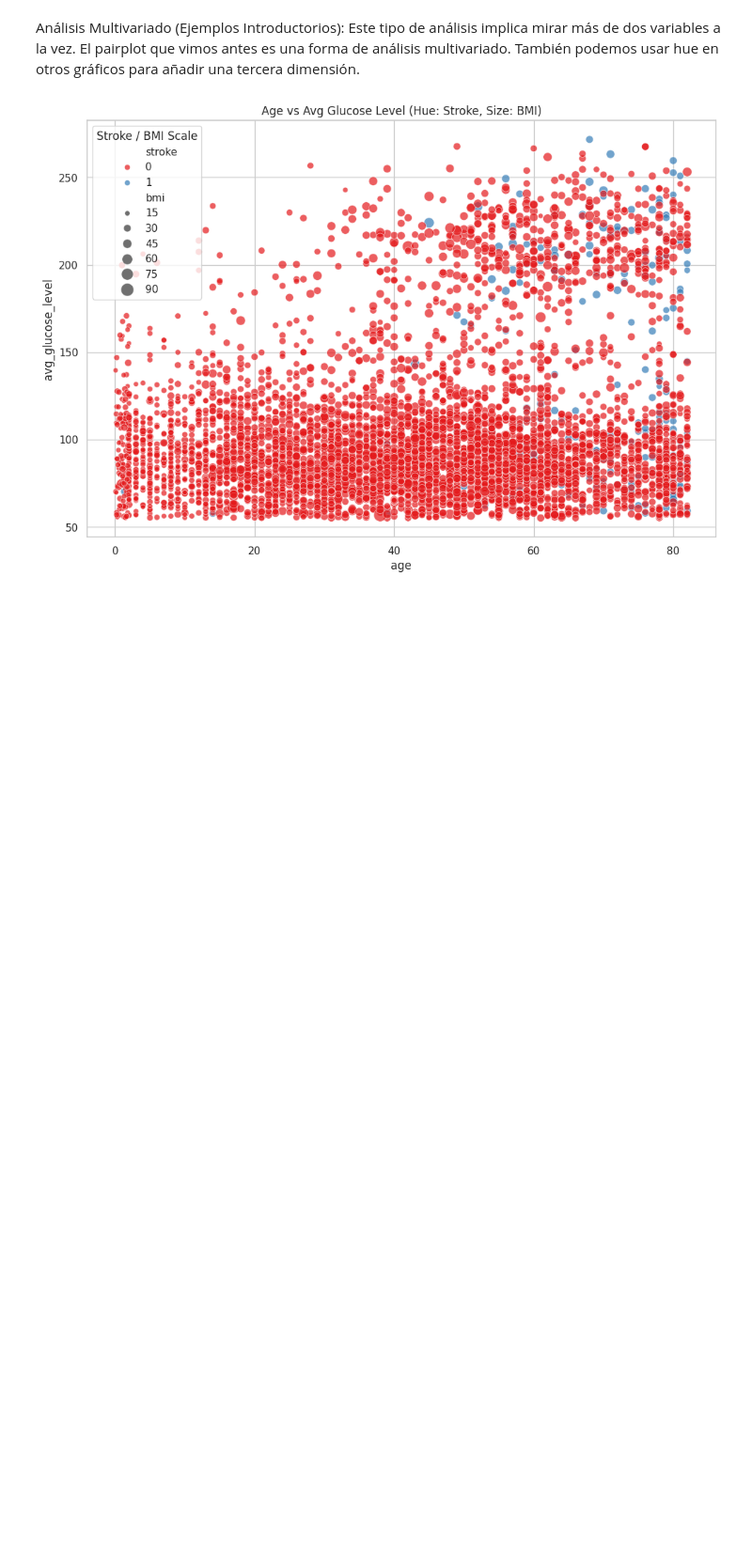
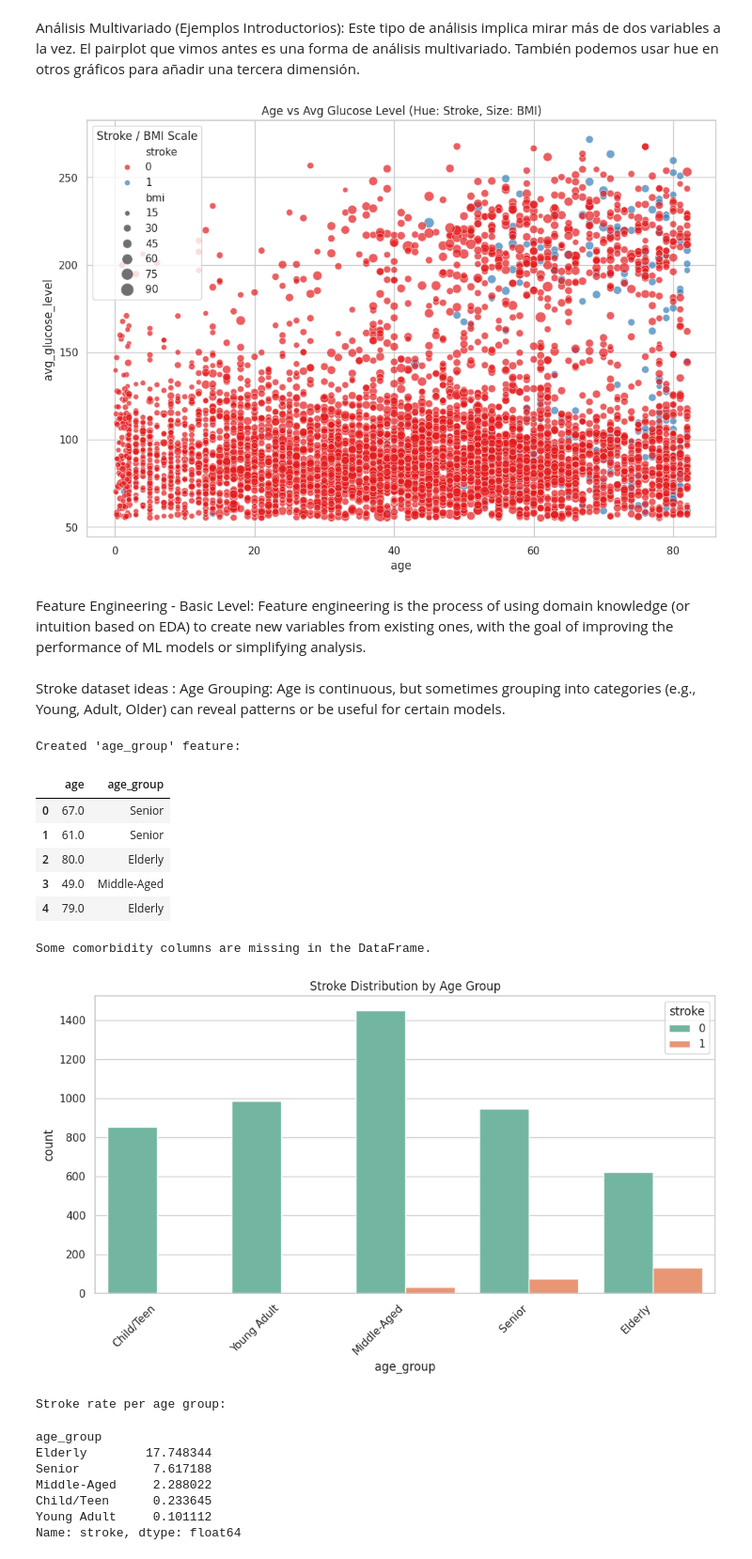
Before and after one commit to jeloerc/healthcare-dataset-stroke-data, a Jupyter notebook: notebooks/Stroke_Prediction_analisis.ipynb, the cells around one changed output. Shown at 94% size. Saved outputs shown, nothing was run; the diff lists cells and outputs as text; code cells hidden in the pictures; blank space fills up the shorter version.

Commit message:
Dia 8: Completed EDA for Stroke dataset with feature engineering and summary of findings. Project 1 finished.

```diff
--- a/notebooks/Stroke_Prediction_analisis.ipynb
+++ b/notebooks/Stroke_Prediction_analisis.ipynb
@@ -555,3 +555,70 @@ if df is not None and 'age' in df.columns and 'avg_glucose_level' in df.columns
     plt.show()
 # %% [output]
 [figure]
+# %% [markdown]
+Feature Engineering - Basic Level:
+Feature engineering is the process of using domain knowledge (or intuition based on EDA) to create new variables from existing ones, with the goal of improving the performance of ML models or simplifying analysis.
+# %% [markdown]
+Stroke dataset ideas :
+Age Grouping: Age is continuous, but sometimes grouping into categories (e.g., Young, Adult, Older) can reveal patterns or be useful for certain models.
+# %%
+# Make sure the DataFrame `df` is defined
+if df is not None and 'age' in df.columns:
+    # ---------------------------
+    # Group ages into categories
+    # ---------------------------
+    age_bins = [0, 18, 35, 55, 70, df['age'].max() + 1]  # Max()+1 to include the max age
+    age_labels = ['Child/Teen', 'Young Adult', 'Middle-Aged', 'Senior', 'Elderly']
+    df['age_group'] = pd.cut(df['age'], bins=age_bins, labels=age_labels, right=False)
+
+    print("\nCreated 'age_group' feature:")
+    display(df[['age', 'age_group']].head())
+
+    # --------------------------------------
+    # Create multiple comorbidities variable
+    # --------------------------------------
+    comorbid_conditions = ['hypertension', 'heart_disease', 'diabetes']
+
+    # Check if all required columns exist
+    if all(col in df.columns for col in comorbid_conditions):
+        df['comorbidity_count'] = df[comorbid_conditions].sum(axis=1)
+        df['multiple_comorbidities'] = (df['comorbidity_count'] >= 2).astype(int)
+
+        print("\nCreated 'multiple_comorbidities' feature:")
+        display(df[comorbid_conditions + ['comorbidity_count', 'multiple_comorbidities']].head())
+    else:
+        print("Some comorbidity columns are missing in the DataFrame.")
+
+    # --------------------------------------
+    # Visualization: Stroke by age group
+    # --------------------------------------
+    plt.figure(figsize=(10, 6))
+    sns.countplot(x='age_group', hue='stroke', data=df, palette='Set2', order=age_labels)
+    plt.title('Stroke Distribution by Age Group')
+    plt.xticks(rotation=45, ha='right')
+    plt.tight_layout()
+    plt.show()
+
+    # --------------------------------------
+    # Stroke rate per age group (fixed warning)
+    # --------------------------------------
+    print("\nStroke rate per age group:")
+    display(df.groupby('age_group', observed=True)['stroke'].mean().sort_values(ascending=False) * 100)
+# %% [output]
+Created 'age_group' feature:
+|  | age | age_group |
+| 0 | 67.0 | Senior |
+| 1 | 61.0 | Senior |
+| 2 | 80.0 | Elderly |
+| 3 | 49.0 | Middle-Aged |
+| 4 | 79.0 | Elderly |
+Some comorbidity columns are missing in the DataFrame.
+[figure, added]
+Stroke rate per age group:
+age_group
+Elderly        17.748344
+Senior          7.617188
+Middle-Aged     2.288022
+Child/Teen      0.233645
+Young Adult     0.101112
+Name: stroke, dtype: float64
```
Also changed, not shown: parts of 4 cells of this notebook.
